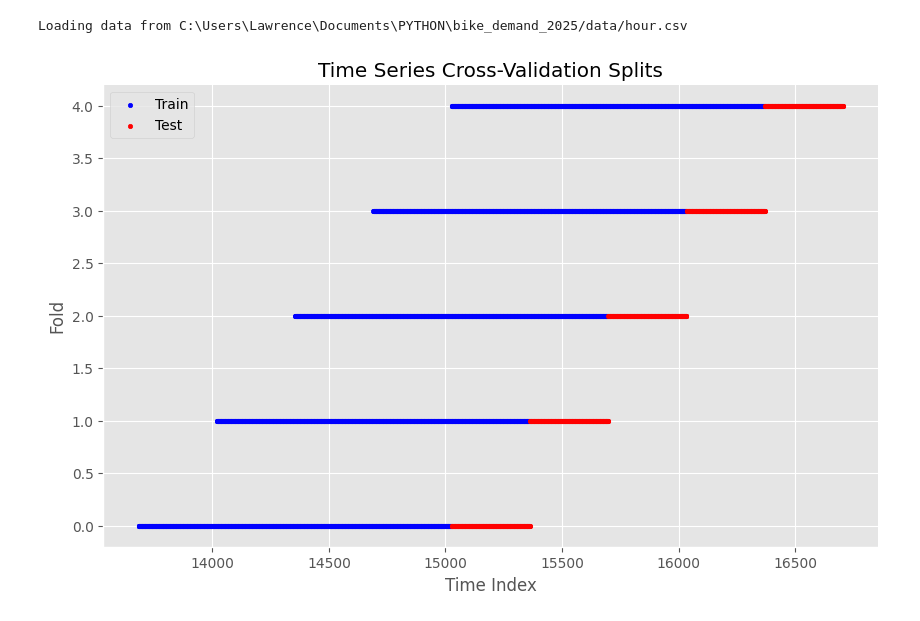
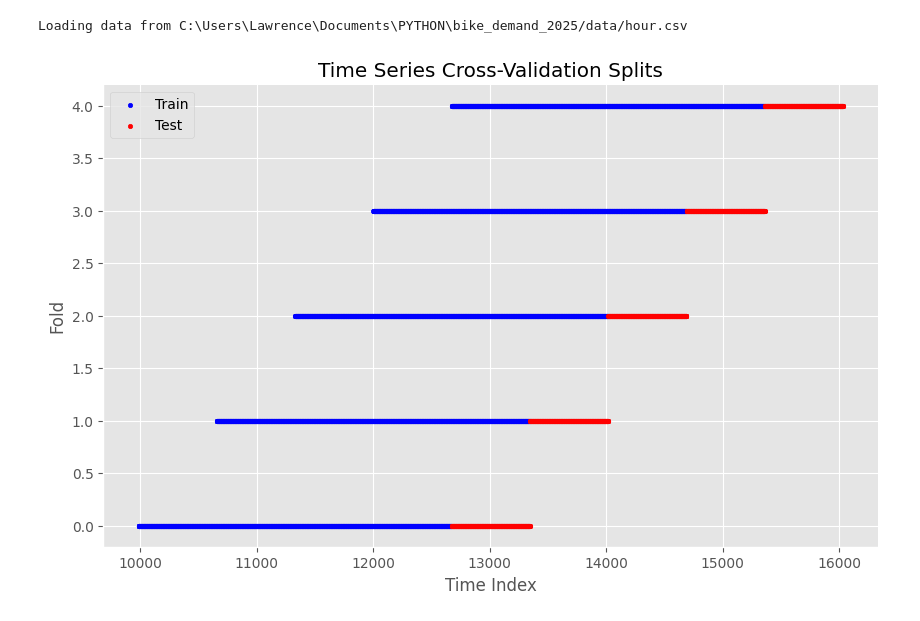
Before and after one commit to lrcode97/bike_demand_2025, a Jupyter notebook: 0_optuna.ipynb, the cells around one changed output. Drawn from its saved outputs; the diff is of its cells as text; code cells hidden in the pictures.

```diff
--- a/0_optuna.ipynb
+++ b/0_optuna.ipynb
@@ -247,7 +29,7 @@ hour_processed_df = processor.preprocess(hour_raw_df)
 # %% [output]
 Loading data from C:\Users\Lawrence\Documents\PYTHON\bike_demand_2025/data/hour.csv
 # %%
-test_period = 14*24  # 14 days of hourly data
+test_period = 28*24
 
 test_df = hour_processed_df[-test_period:]
 test_df.to_csv("data/processed_data/test.csv", index=False)
@@ -255,24 +37,24 @@ train_df, val_df = processor.split_and_engineer_data(hour_processed_df[:-test_pe
 # %%
 n_samples = len(train_df)
 
 tcsv = TimeSeriesSplit(
     n_splits=5,
-    max_train_size=int(24 * 14 / 0.2 * 0.8),
-    test_size=int(24 * 14),
+    max_train_size=int(test_period / 0.2 * 0.8),
+    test_size=int(test_period),
 )
 
 fig, ax = plt.subplots(figsize=(10, 6))
 
 for i, (train_idx, test_idx) in enumerate(tcsv.split(np.arange(n_samples))):
     ax.scatter(train_idx, [i] * len(train_idx), color="blue", label="Train" if i == 0 else "", s=10)
     ax.scatter(test_idx, [i] * len(test_idx), color="red", label="Test" if i == 0 else "", s=10)
 
 ax.set_xlabel("Time Index")
 ax.set_ylabel("Fold")
 ax.set_title("Time Series Cross-Validation Splits")
 ax.legend()
 sns.despine()
 plt.show()
 # %% [output]
-[figure, old version]
+[figure, new version]
 # %%
```
Also changed, not shown: parts of 8 cells of this notebook, 11 other files.
